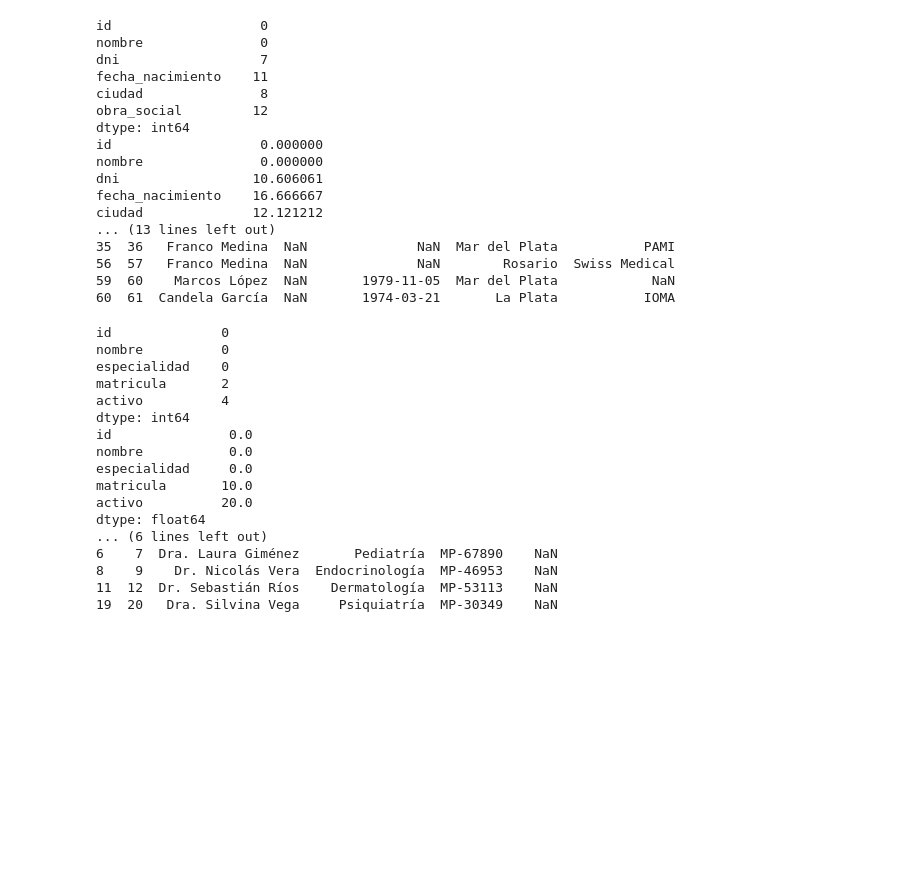
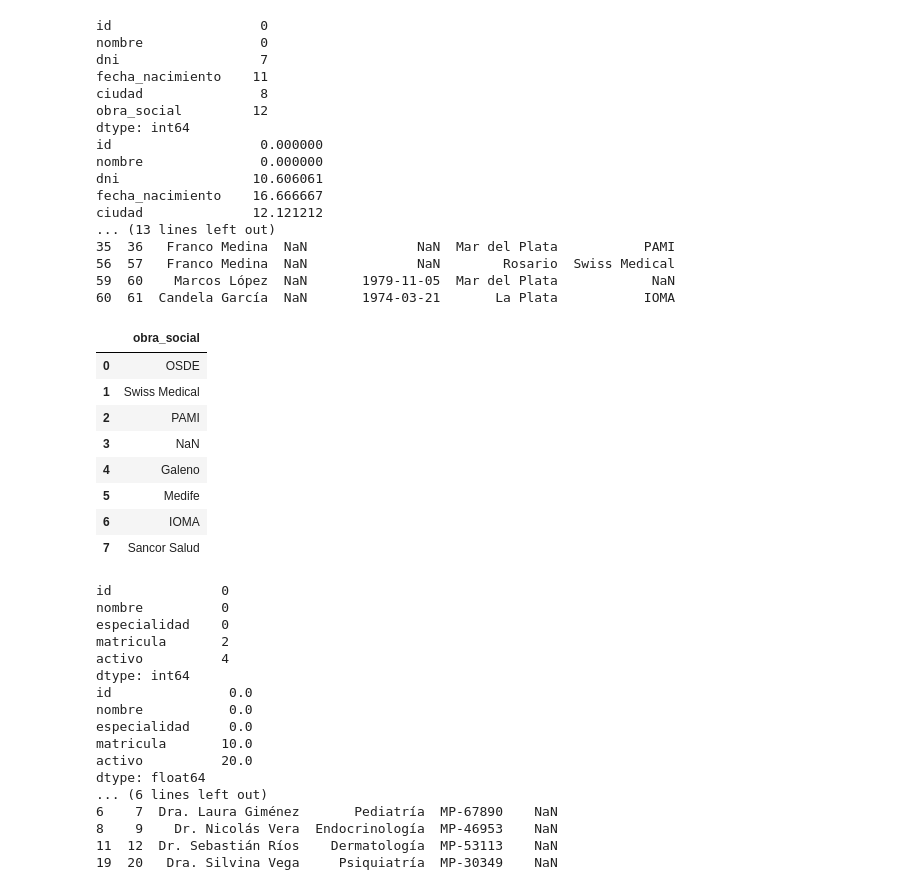
Before and after one commit to gseilerdev/data-analysis-course, a Jupyter notebook: modulo-3-transformacion/clase-09/practica/notebook.ipynb, the cells around one changed output. Saved outputs shown, nothing was run; the diff lists cells and outputs as text; code cells hidden in the pictures; blank space fills up the shorter version.

```diff
--- a/modulo-3-transformacion/clase-09/practica/notebook.ipynb
+++ b/modulo-3-transformacion/clase-09/practica/notebook.ipynb
@@ -130,6 +146,23 @@ ciudad              12.121212
 56  57   Franco Medina  NaN              NaN        Rosario  Swiss Medical
 59  60    Marcos López  NaN       1979-11-05  Mar del Plata            NaN
 60  61  Candela García  NaN       1974-03-21       La Plata           IOMA
+# %%
+import pandas as pd
+
+pd.read_sql("""
+SELECT DISTINCT obra_social
+FROM pacientes;
+""", conexion)
+# %% [output]
+|  | obra_social |
+| 0 | OSDE |
+| 1 | Swiss Medical |
+| 2 | PAMI |
+| 3 | NaN |
+| 4 | Galeno |
+| 5 | Medife |
+| 6 | IOMA |
+| 7 | Sancor Salud |
 # %%
 df = pd.read_sql("SELECT * FROM medicos", conexion)
 nulos_columna = df.isnull().sum()
```
Also changed, not shown: parts of 7 cells of this notebook.
